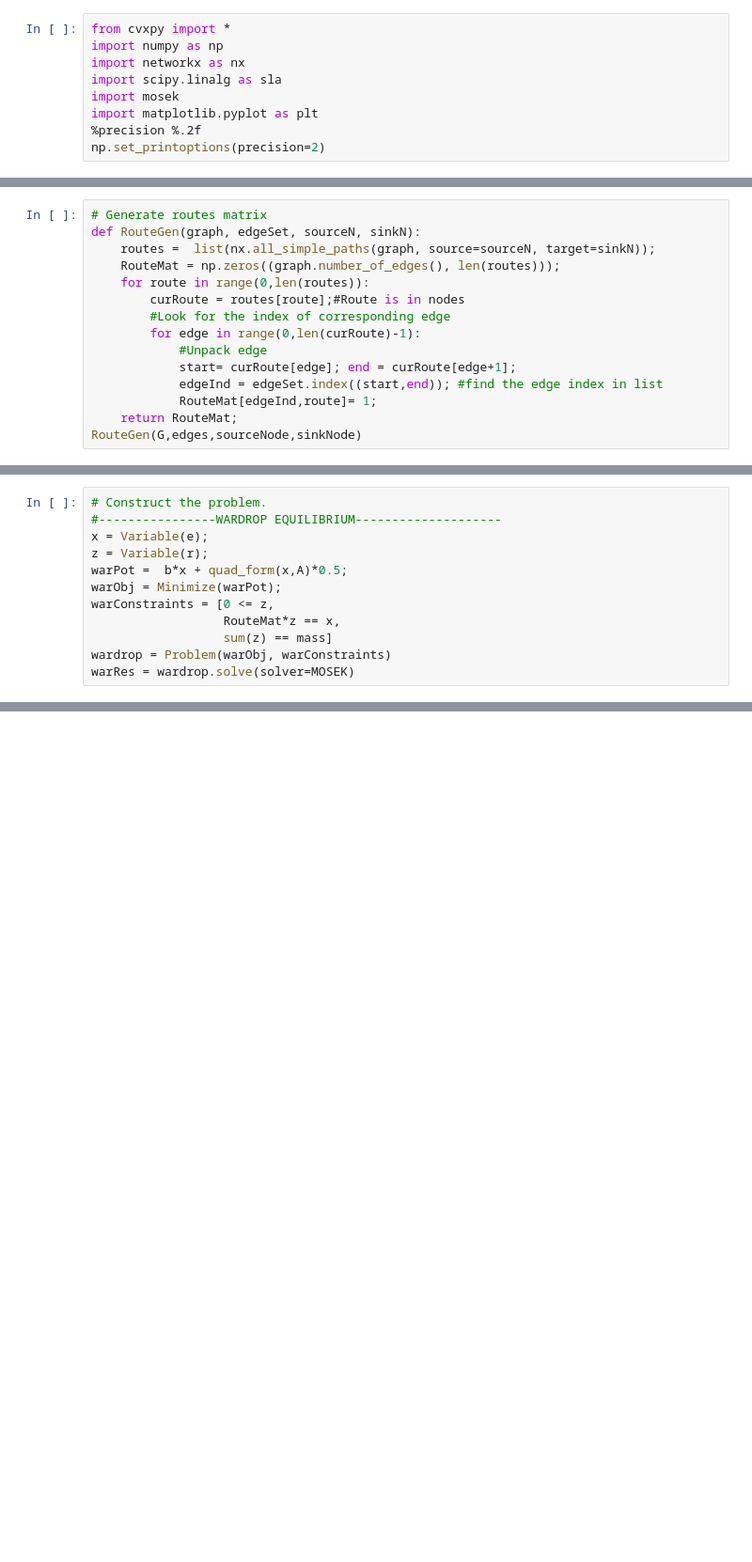
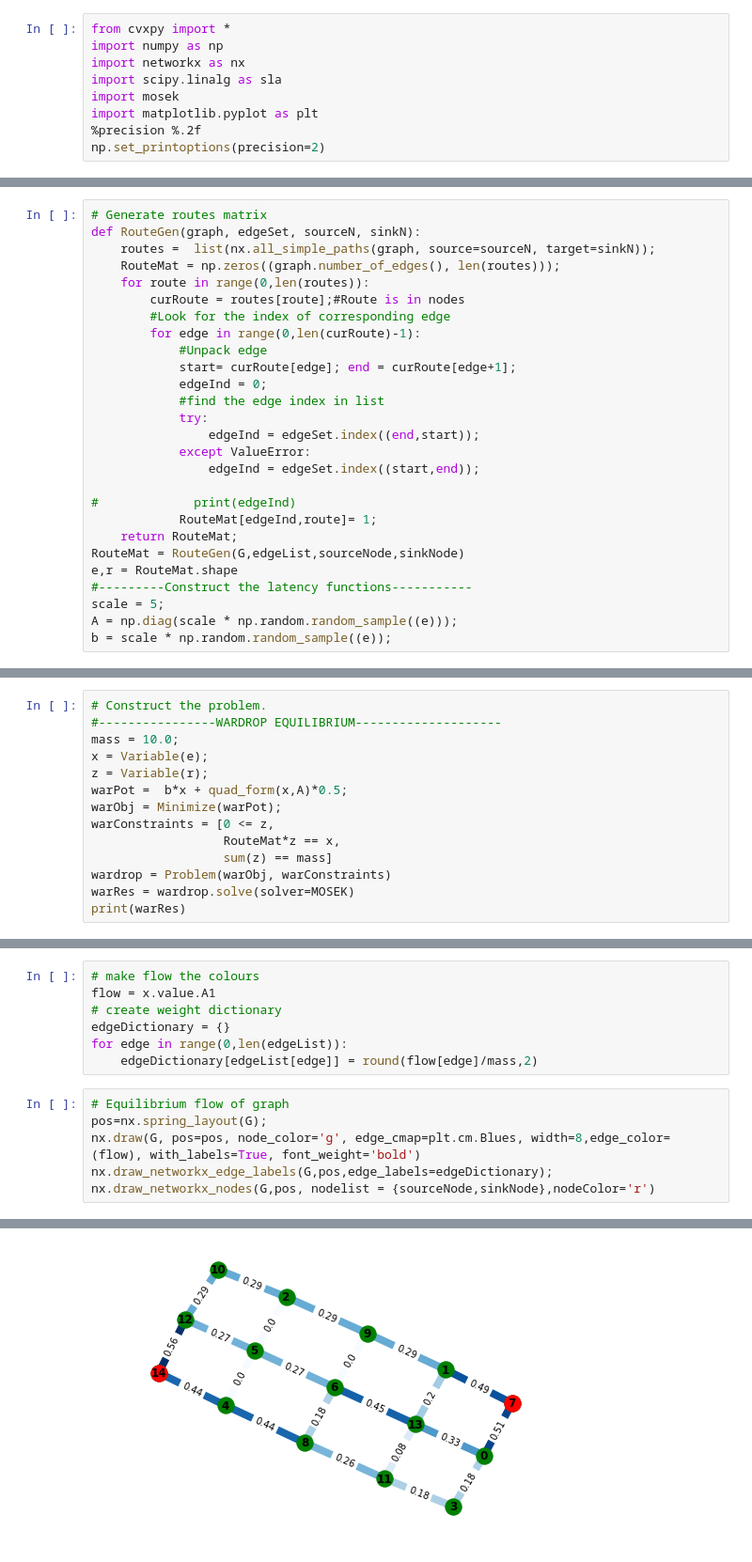
Before and after one commit to danjcalderone/mdp, a Jupyter notebook: Simulations/RoutingSim.ipynb, the cells around one changed output, grey strips where cells are left out. Shown at 94% size. Saved outputs shown, nothing was run; the diff lists cells and outputs as text; blank space fills up the shorter version.

```diff
--- a/Simulations/RoutingSim.ipynb
+++ b/Simulations/RoutingSim.ipynb
@@ -52,7 +55,19 @@ def RouteGen(graph, edgeSet, sourceN, sinkN):
         for edge in range(0,len(curRoute)-1):
             #Unpack edge
             start= curRoute[edge]; end = curRoute[edge+1];
-            edgeInd = edgeSet.index((start,end)); #find the edge index in list
+            edgeInd = 0;
+            #find the edge index in list
+            try:
+                edgeInd = edgeSet.index((end,start));
+            except ValueError:
+                edgeInd = edgeSet.index((start,end));
+
+#             print(edgeInd)
             RouteMat[edgeInd,route]= 1;
     return RouteMat;
-RouteGen(G,edges,sourceNode,sinkNode)
+RouteMat = RouteGen(G,edgeList,sourceNode,sinkNode)
+e,r = RouteMat.shape
+#---------Construct the latency functions-----------
+scale = 5;
+A = np.diag(scale * np.random.random_sample((e)));
+b = scale * np.random.random_sample((e));
@@ -61,6 +74,7 @@ array([], shape=(41L, 0L), dtype=float64)
 # %%
 # Construct the problem.
 #----------------WARDROP EQUILIBRIUM--------------------
+mass = 10.0;
 x = Variable(e);
 z = Variable(r);
 warPot =  b*x + quad_form(x,A)*0.5;
@@ -70,3 +84,4 @@ warConstraints = [0 <= z,
                   sum(z) == mass]
 wardrop = Problem(warObj, warConstraints)
 warRes = wardrop.solve(solver=MOSEK)
+print(warRes)
@@ -72,0 +90,14 @@ warRes = wardrop.solve(solver=MOSEK)
+# %%
+# make flow the colours
+flow = x.value.A1
+# create weight dictionary
+edgeDictionary = {}
+for edge in range(0,len(edgeList)):
+    edgeDictionary[edgeList[edge]] = round(flow[edge]/mass,2)
+# %%
+# Equilibrium flow of graph
+pos=nx.spring_layout(G);
+nx.draw(G, pos=pos, node_color='g', edge_cmap=plt.cm.Blues, width=8,edge_color=(flow), with_labels=True, font_weight='bold')
+nx.draw_networkx_edge_labels(G,pos,edge_labels=edgeDictionary);
+nx.draw_networkx_nodes(G,pos, nodelist = {sourceNode,sinkNode},nodeColor='r')
+# %% [output]
@@ -72,0 +105 @@ warRes = wardrop.solve(solver=MOSEK)
+[figure, added]
```
Also changed, not shown: parts of 7 cells of this notebook.
